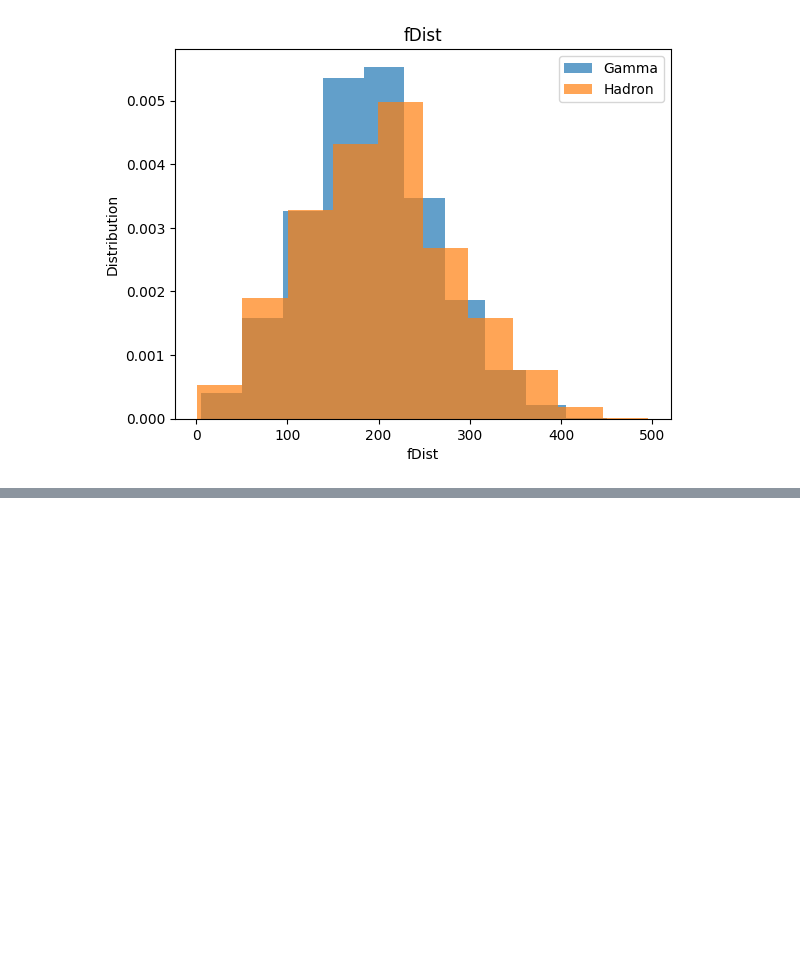
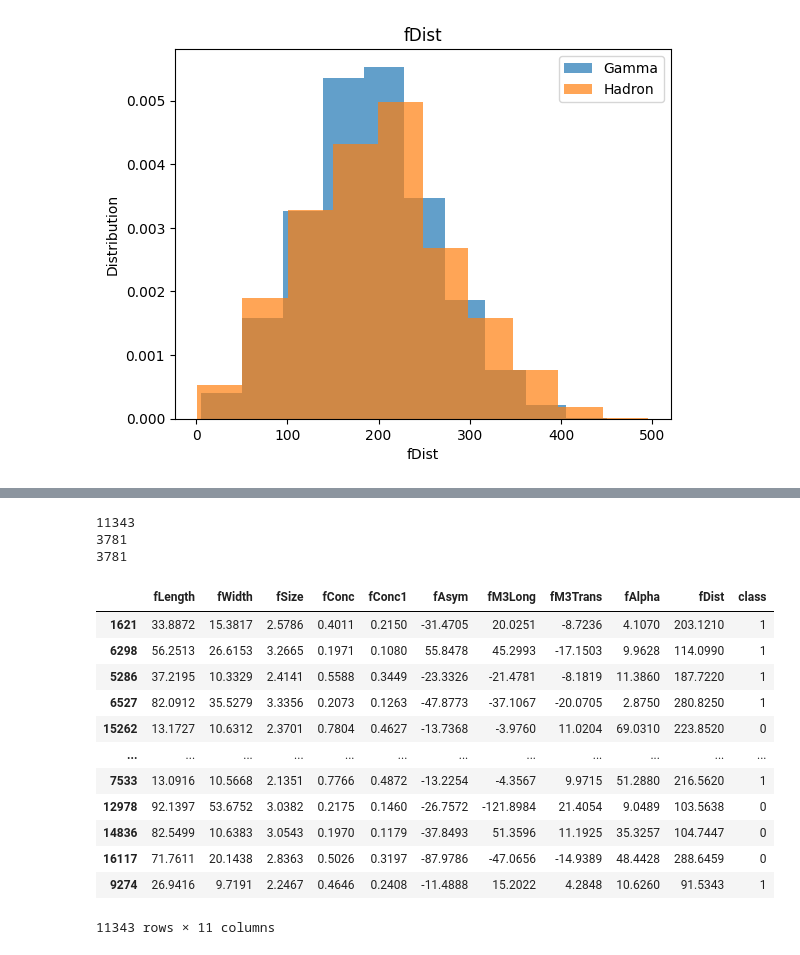
Before and after one commit to rawbil/models_V1, a Jupyter notebook: MAGIC_dataset/model1.ipynb, the cells around one changed output, grey strips where cells are left out. Cells and saved outputs as stored; diff of their text form; code cells hidden in the pictures; blank space fills up the shorter version.

```diff
--- a/MAGIC_dataset/model1.ipynb
+++ b/MAGIC_dataset/model1.ipynb
@@ -90,0 +109,25 @@ for col in df.columns[:-1]: # Omit the class
+# %%
+# Split the dataset into training, validation and testing sub-datasets
+
+train, validate, test = np.split(df.sample(frac=1), [int(0.6 * len(df)), int(0.8 * len(df))])
+print(len(train))
+print(len(validate))
+print(len(test))
+train
+# %% [output]
+11343
+3781
+3781
+|  | fLength | fWidth | fSize | fConc | fConc1 | fAsym | fM3Long | fM3Trans | fAlpha | fDist | class |
+| 1621 | 33.8872 | 15.3817 | 2.5786 | 0.4011 | 0.2150 | -31.4705 | 20.0251 | -8.7236 | 4.1070 | 203.1210 | 1 |
+| 6298 | 56.2513 | 26.6153 | 3.2665 | 0.1971 | 0.1080 | 55.8478 | 45.2993 | -17.1503 | 9.9628 | 114.0990 | 1 |
+| 5286 | 37.2195 | 10.3329 | 2.4141 | 0.5588 | 0.3449 | -23.3326 | -21.4781 | -8.1819 | 11.3860 | 187.7220 | 1 |
+| 6527 | 82.0912 | 35.5279 | 3.3356 | 0.2073 | 0.1263 | -47.8773 | -37.1067 | -20.0705 | 2.8750 | 280.8250 | 1 |
+| 15262 | 13.1727 | 10.6312 | 2.3701 | 0.7804 | 0.4627 | -13.7368 | -3.9760 | 11.0204 | 69.0310 | 223.8520 | 0 |
+| ... | ... | ... | ... | ... | ... | ... | ... | ... | ... | ... | ... |
+| 7533 | 13.0916 | 10.5668 | 2.1351 | 0.7766 | 0.4872 | -13.2254 | -4.3567 | 9.9715 | 51.2880 | 216.5620 | 1 |
+| 12978 | 92.1397 | 53.6752 | 3.0382 | 0.2175 | 0.1460 | -26.7572 | -121.8984 | 21.4054 | 9.0489 | 103.5638 | 0 |
+| 14836 | 82.5499 | 10.6383 | 3.0543 | 0.1970 | 0.1179 | -37.8493 | 51.3596 | 11.1925 | 35.3257 | 104.7447 | 0 |
+| 16117 | 71.7611 | 20.1438 | 2.8363 | 0.5026 | 0.3197 | -87.9786 | -47.0656 | -14.9389 | 48.4428 | 288.6459 | 0 |
+| 9274 | 26.9416 | 9.7191 | 2.2467 | 0.4646 | 0.2408 | -11.4888 | 15.2022 | 4.2848 | 10.6260 | 91.5343 | 1 |
+11343 rows × 11 columns
```
Also changed, not shown: parts of 16 cells of this notebook, 2 other files.
